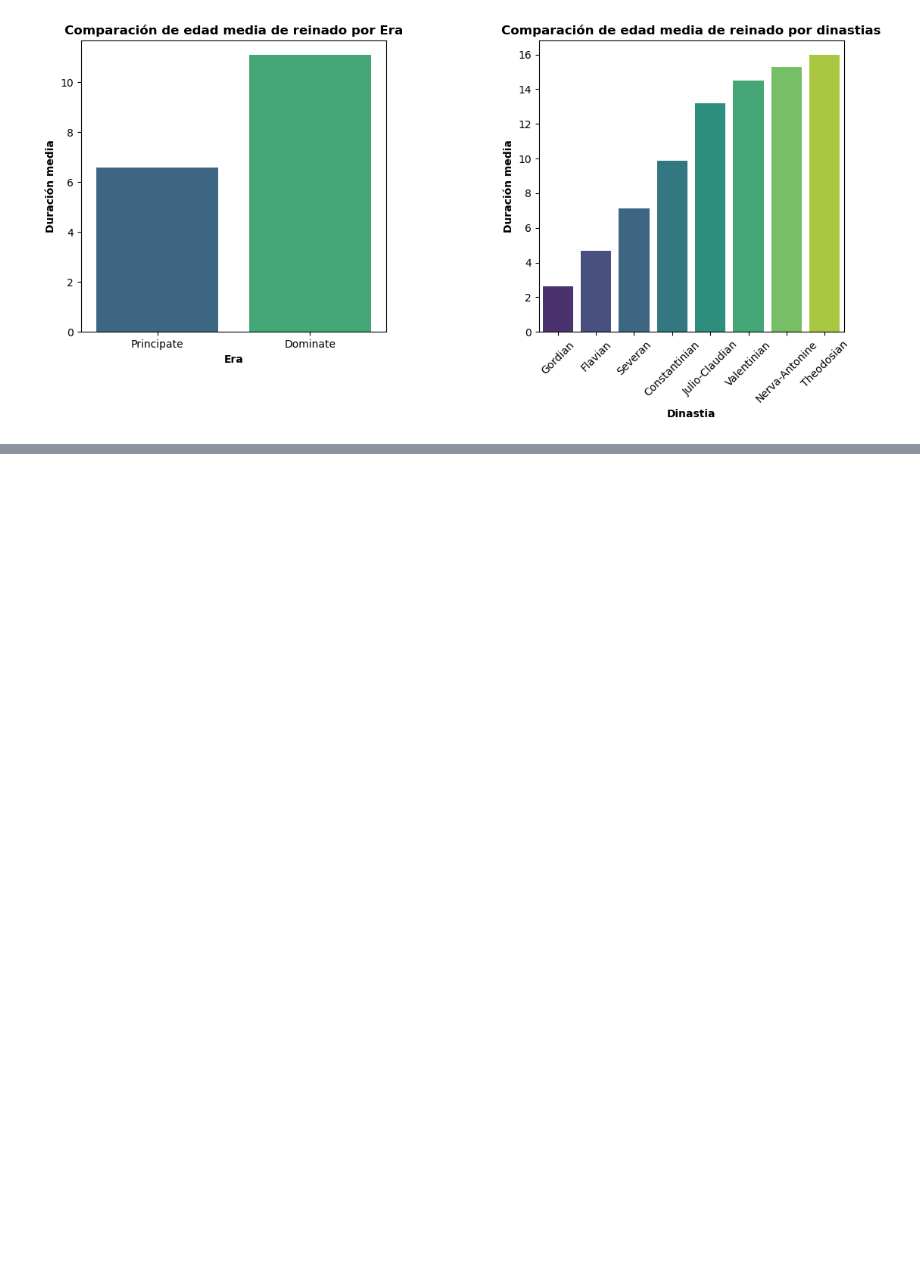
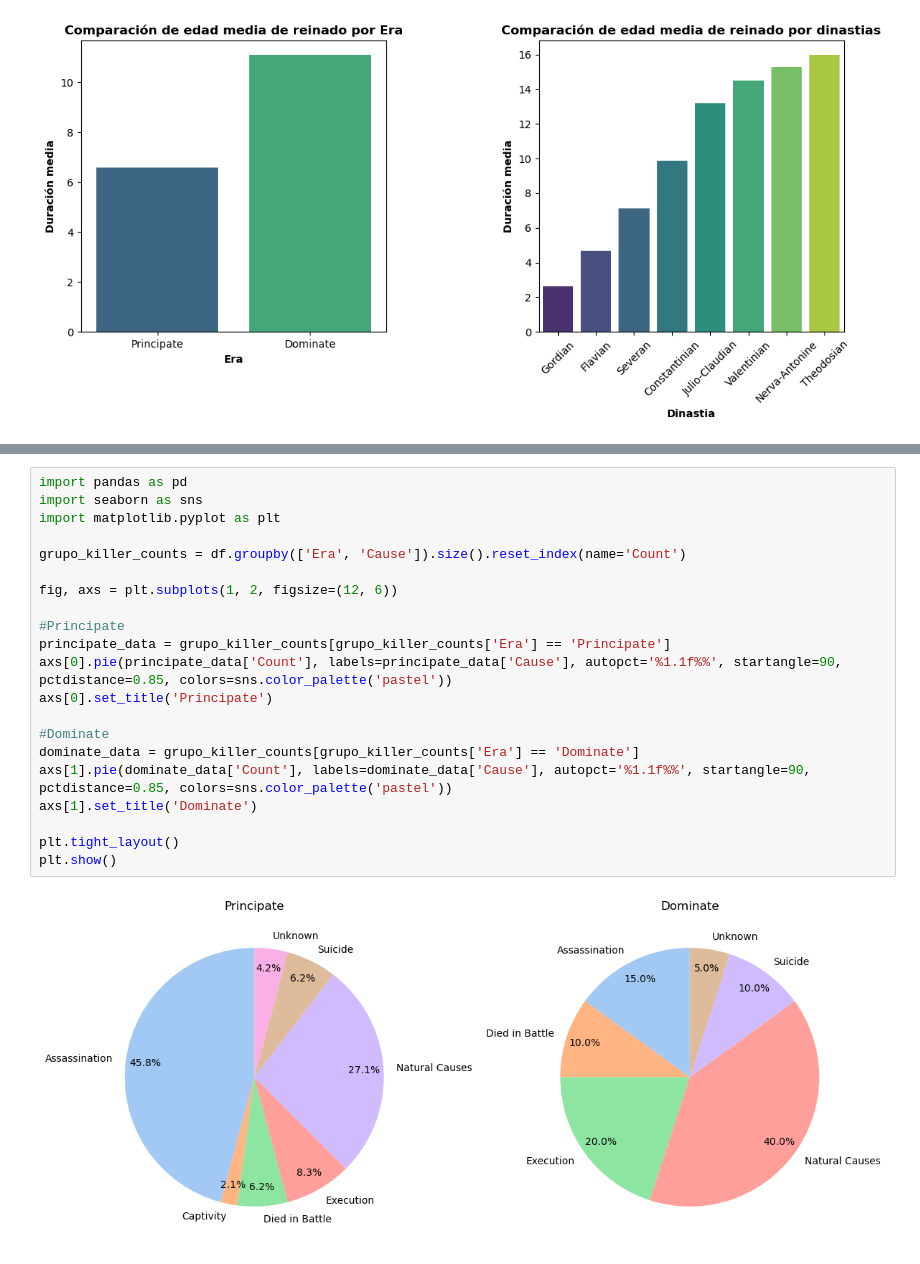
Before and after one commit to GonzaloDC/Emperadores-Romanos, a Jupyter notebook: Emperadores romanos.ipynb, the cells around one changed output, grey strips where cells are left out. Cells and saved outputs as stored; diff of their text form; blank space fills up the shorter version.

```diff
--- a/Emperadores romanos.ipynb
+++ b/Emperadores romanos.ipynb
@@ -322,3 +342,26 @@ plt.show()
+# %%
+import pandas as pd
+import seaborn as sns
+import matplotlib.pyplot as plt
+
+grupo_killer_counts = df.groupby(['Era', 'Cause']).size().reset_index(name='Count')
+
+fig, axs = plt.subplots(1, 2, figsize=(12, 6))
+
+#Principate
+principate_data = grupo_killer_counts[grupo_killer_counts['Era'] == 'Principate']
+axs[0].pie(principate_data['Count'], labels=principate_data['Cause'], autopct='%1.1f%%', startangle=90, pctdistance=0.85, colors=sns.color_palette('pastel'))
+axs[0].set_title('Principate')
+
+#Dominate
+dominate_data = grupo_killer_counts[grupo_killer_counts['Era'] == 'Dominate']
+axs[1].pie(dominate_data['Count'], labels=dominate_data['Cause'], autopct='%1.1f%%', startangle=90, pctdistance=0.85, colors=sns.color_palette('pastel'))
+axs[1].set_title('Dominate')
+
+plt.tight_layout()
+plt.show()
+# %% [output]
+[figure, added]
 # %% [markdown]
 ## Conclusiones:
 
```
Also changed, not shown: parts of 3 cells of this notebook, 2 other files.
